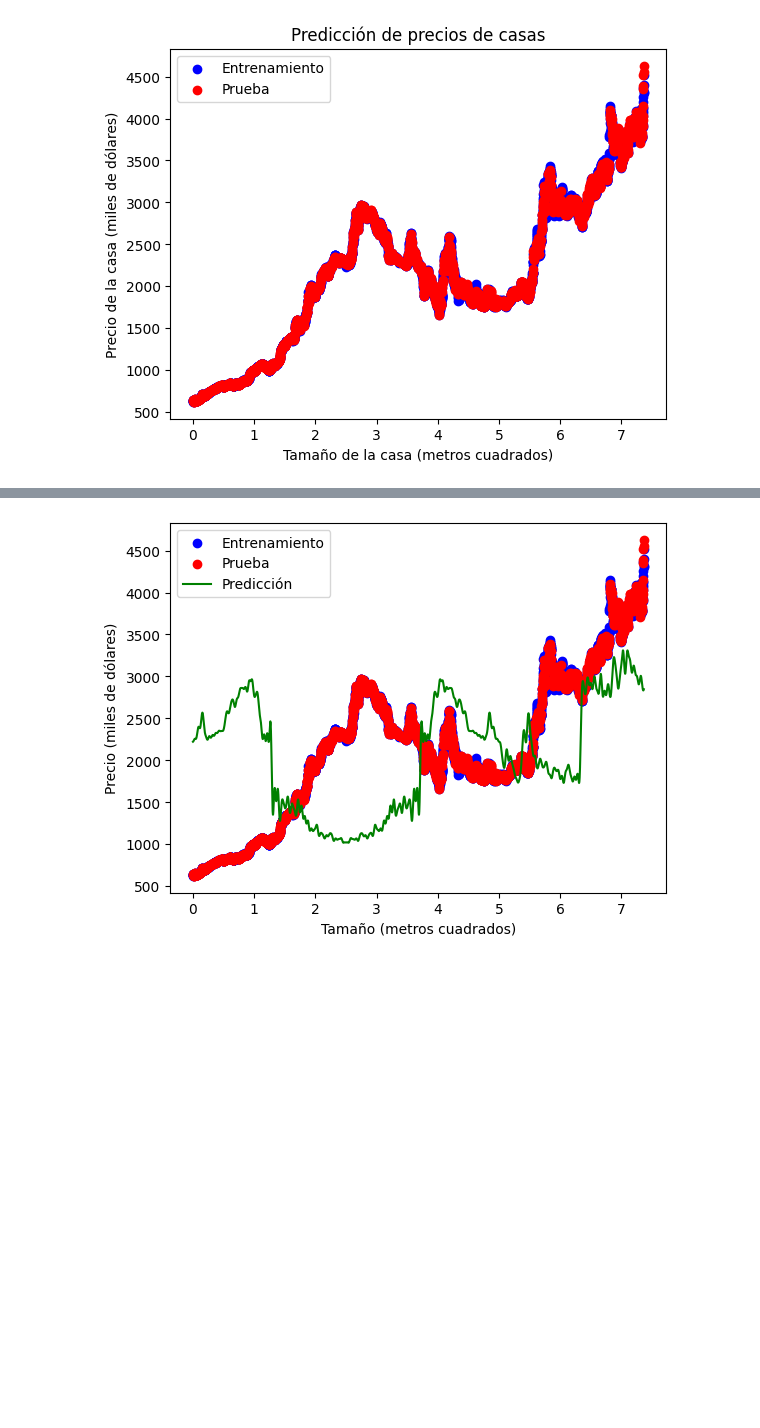
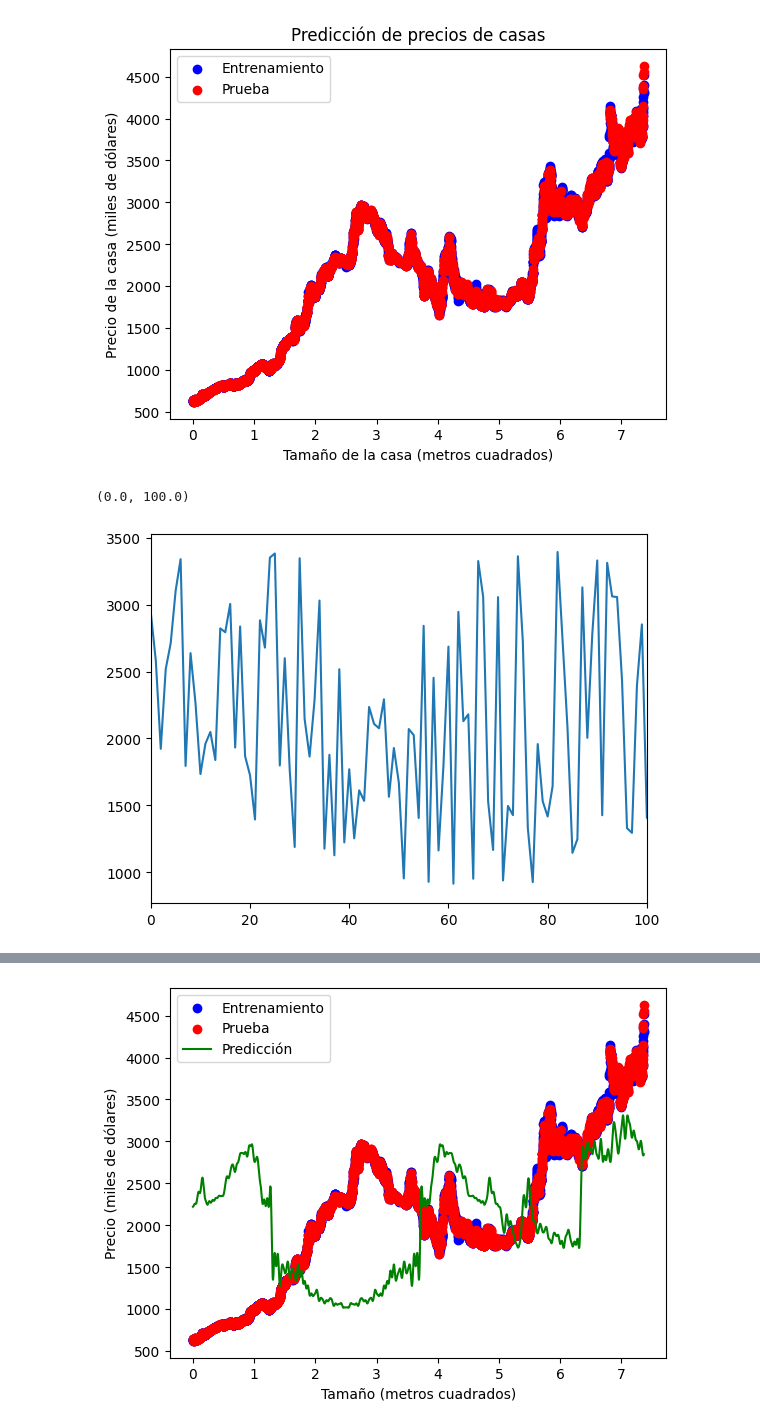
Before and after one commit to cabb1808/ProyectoSenales3, a Jupyter notebook: Proyecto_Final.ipynb, the cells around one changed output, grey strips where cells are left out. Drawn from its saved outputs; the diff is of its cells as text; code cells hidden in the pictures; blank space fills up the shorter version.

```diff
--- a/Proyecto_Final.ipynb
+++ b/Proyecto_Final.ipynb
@@ -67,6 +67,23 @@ plt.legend()
 # %% [output]
 <matplotlib.legend.Legend at 0x...>
 [figure]
+# %%
+model = LinearRegression()
+
+# Entrenar el modelo
+model.fit(X_train, y_train)
+
+# Datos de prueba
+
+# Realizar predicciones
+y_pred = model.predict(X_test)
+
+# Imprimir las predicciones
+plt.plot(y_pred)
+plt.xlim([0,100])
+# %% [output]
+(0.0, 100.0)
+[figure, added]
 # %%
 def expo_carac(X, K):
     # Extraer caracteristicas exponenciales
```
Also changed, not shown: parts of 3 cells of this notebook.
